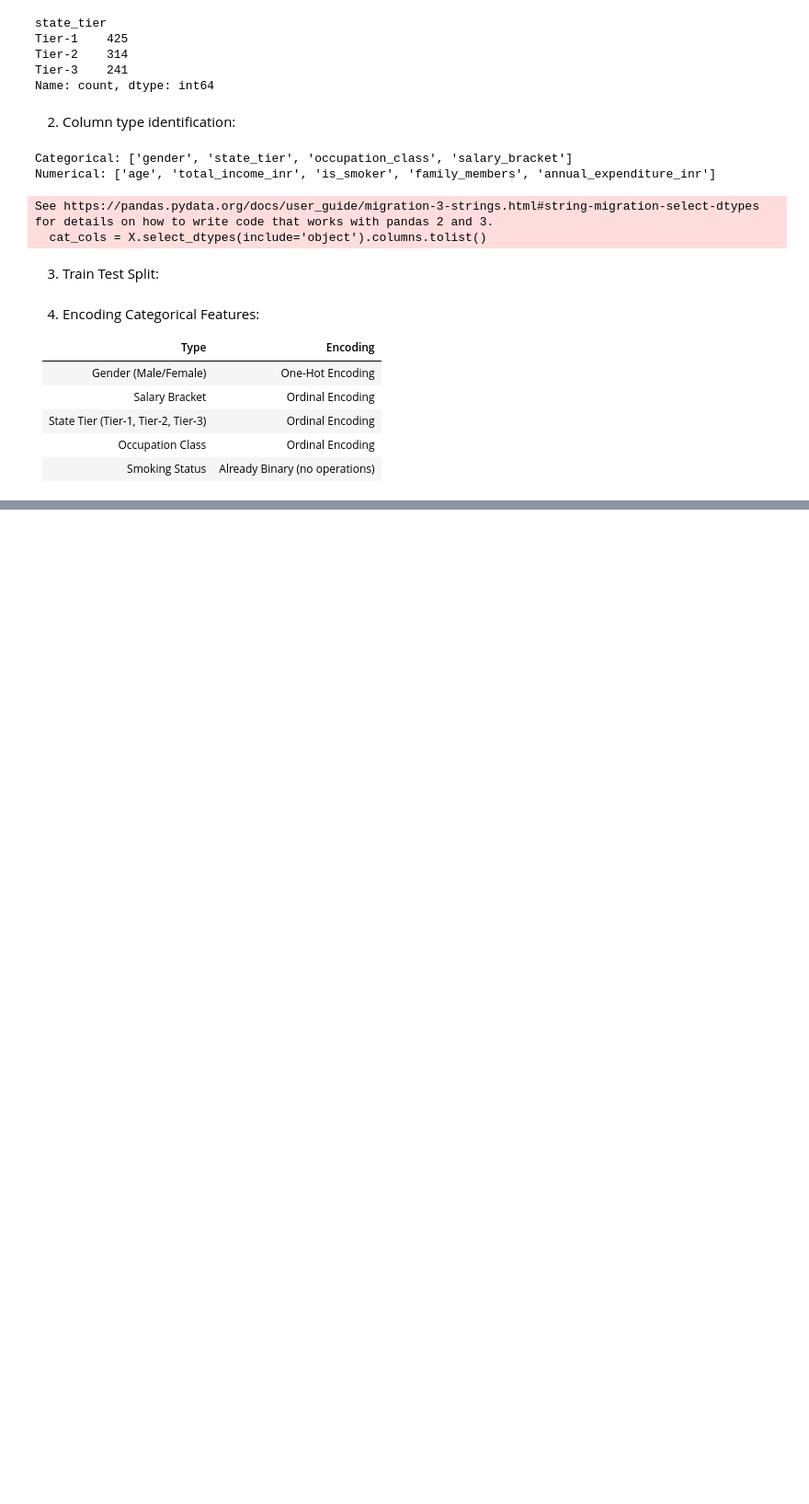
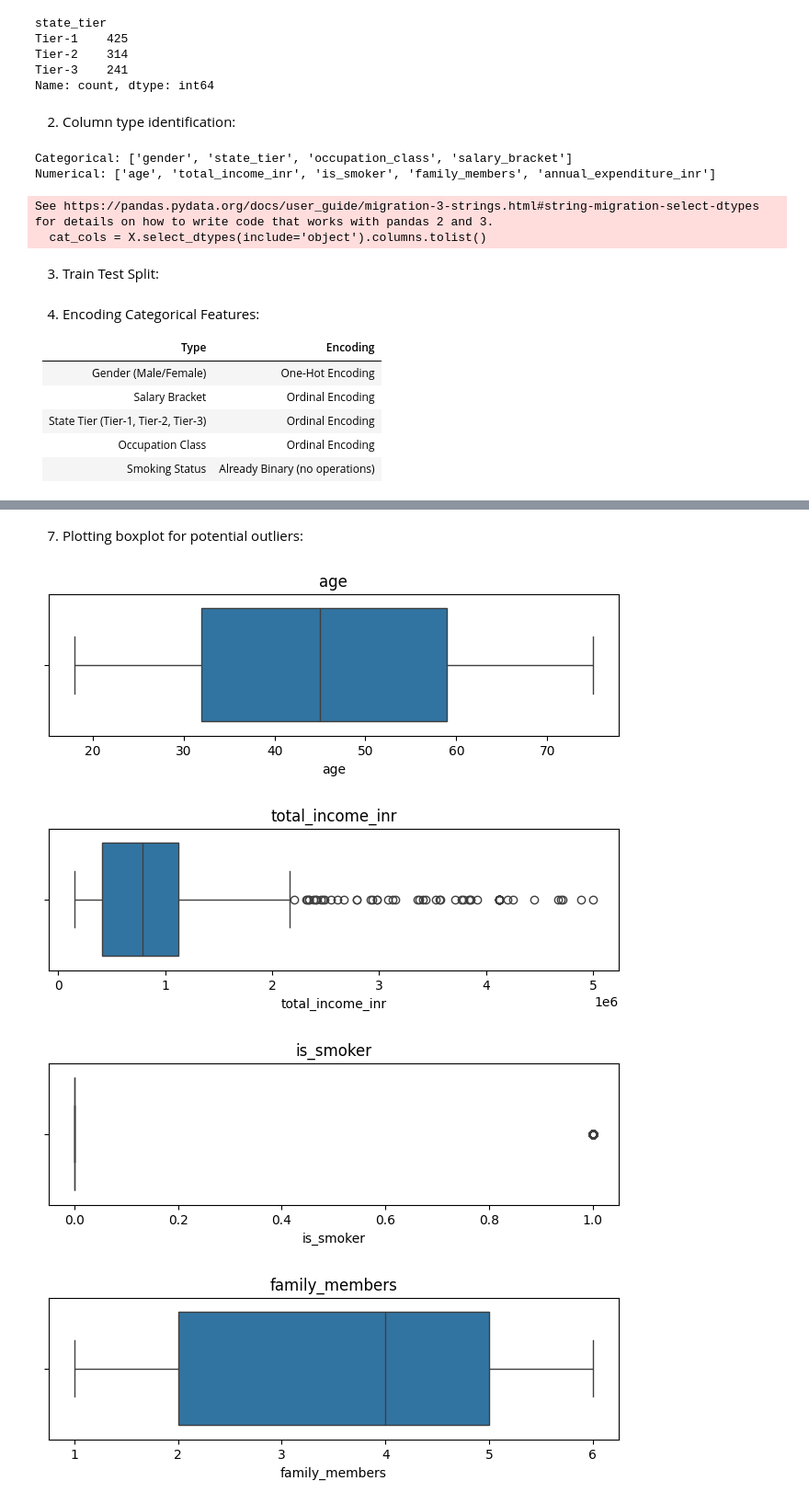
Before and after one commit to Adityam-21/MedicalPlan-Xray, a Jupyter notebook: notebooks/04_feature_engineering.ipynb, the cells around one changed output, grey strips where cells are left out. Shown at 92% size. Drawn from its saved outputs; the diff is of its cells as text; code cells hidden in the pictures; blank space fills up the shorter version.

```diff
--- a/notebooks/04_feature_engineering.ipynb
+++ b/notebooks/04_feature_engineering.ipynb
@@ -60,0 +88,12 @@ X_train, X_test, y_train, y_test = train_test_split(
+# %% [markdown]
+7. Plotting boxplot for potential outliers:
+# %%
+for col in num_cols:
+    plt.figure(figsize=(8,2))
+    sns.boxplot(x=X_train[col])
+    plt.title(col)
+# %% [output]
+[figure, added]
+[figure, added]
+[figure, added]
+[figure, added]
```
Also changed, not shown: parts of 27 cells of this notebook, 1 other file.
